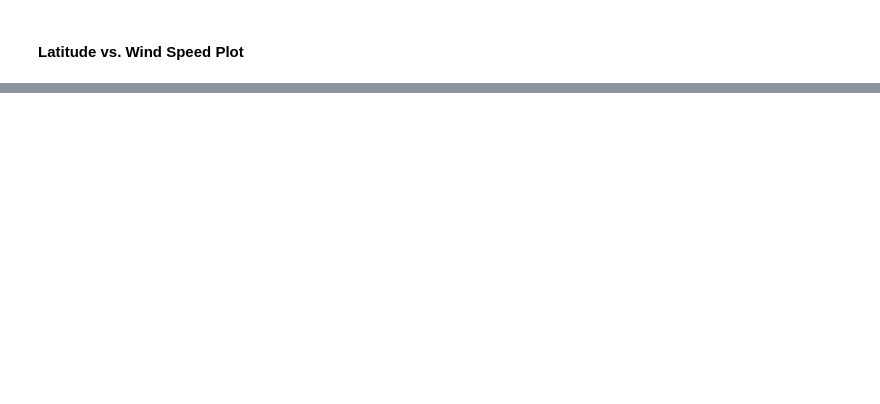
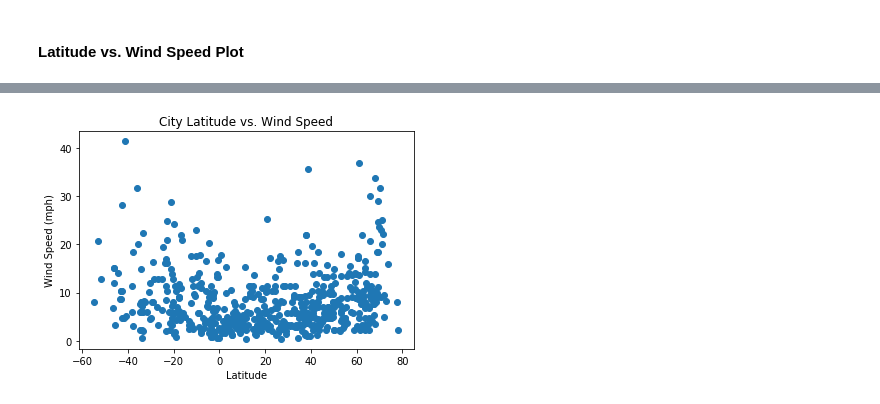
Before and after one commit to bajagski/API-Challenge, a Jupyter notebook: WeatherPy/WeatherPy.ipynb, the cells around one changed output, grey strips where cells are left out. Cells and saved outputs as stored; diff of their text form; code cells hidden in the pictures; blank space fills up the shorter version.

```diff
--- a/WeatherPy/WeatherPy.ipynb
+++ b/WeatherPy/WeatherPy.ipynb
@@ -233,0 +219,10 @@ plt.show()
+# %%
+plt.scatter(city_data["Lat"], city_data["Wind Speed"], marker="o")
+
+plt.title("City Latitude vs. Wind Speed")
+plt.ylabel("Wind Speed (mph)")
+plt.xlabel("Latitude")
+
+plt.show()
+# %% [output]
+[figure, added]
```
Also changed, not shown: parts of 16 cells of this notebook, 6 other files.
